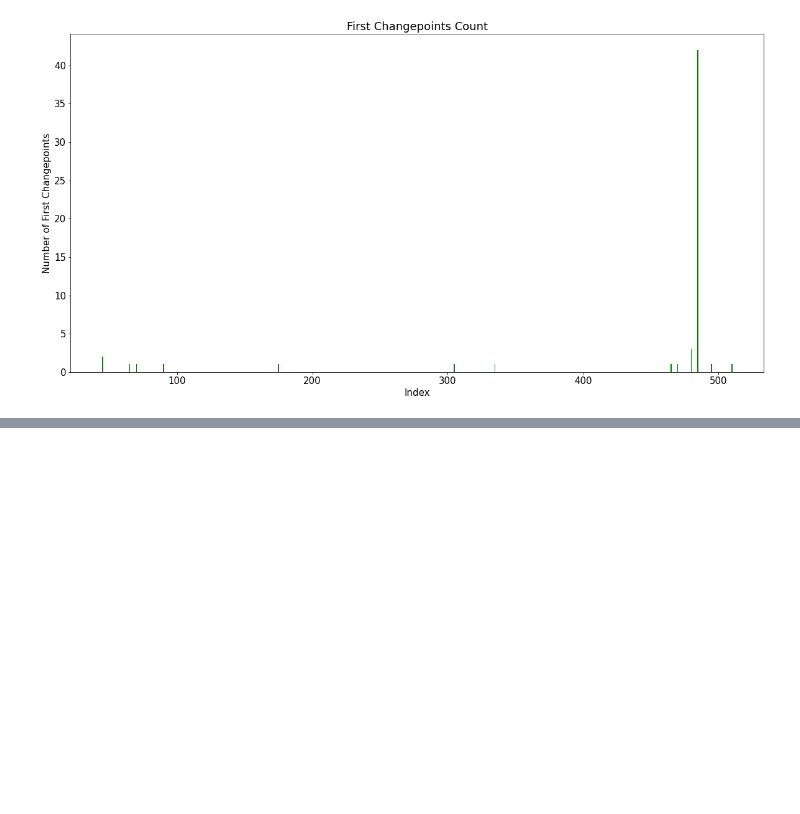
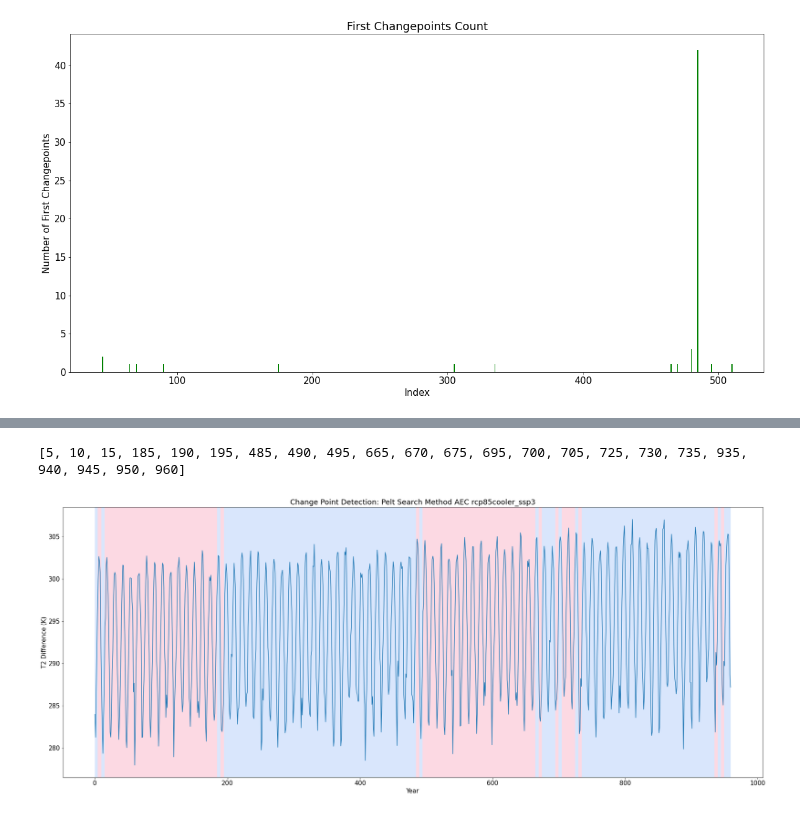
Before and after one commit to IMMM-SFA/misha_code, a Jupyter notebook: ruptures_test.ipynb, the cells around one changed output, grey strips where cells are left out. Drawn from its saved outputs; the diff is of its cells as text; code cells hidden in the pictures; blank space fills up the shorter version.

```diff
--- a/ruptures_test.ipynb
+++ b/ruptures_test.ipynb
@@ -386,0 +514,23 @@ for file_index in range(len(list_of_files)):
+# %%
+mean_ts = aec['85Cooler_3']
+
+# convert time series array to list
+mean_list = np.array(mean_ts.tolist())
+
+# set model, use algorithm to predict breakpoints within time series
+model="l1"
+algo = rpt.Pelt(model = model).fit(mean_list)
+result = algo.predict(pen = 20)
+print(result)
+
+# plot the resulting breakpoints
+rpt.display(mean_ts, result, figsize=(25, 10))
+plt.rcParams['font.size'] = 15
+plt.title('Change Point Detection: Pelt Search Method AEC rcp85cooler_ssp3')
+plt.xlabel('Year')
+plt.ylabel('T2 Difference (K)')
+
+plt.show()
+# %% [output]
+[5, 10, 15, 185, 190, 195, 485, 490, 495, 665, 670, 675, 695, 700, 705, 725, 730, 735, 935, 940, 945, 950, 960]
+[figure, added]
```
Also changed, not shown: parts of 3 cells of this notebook.
